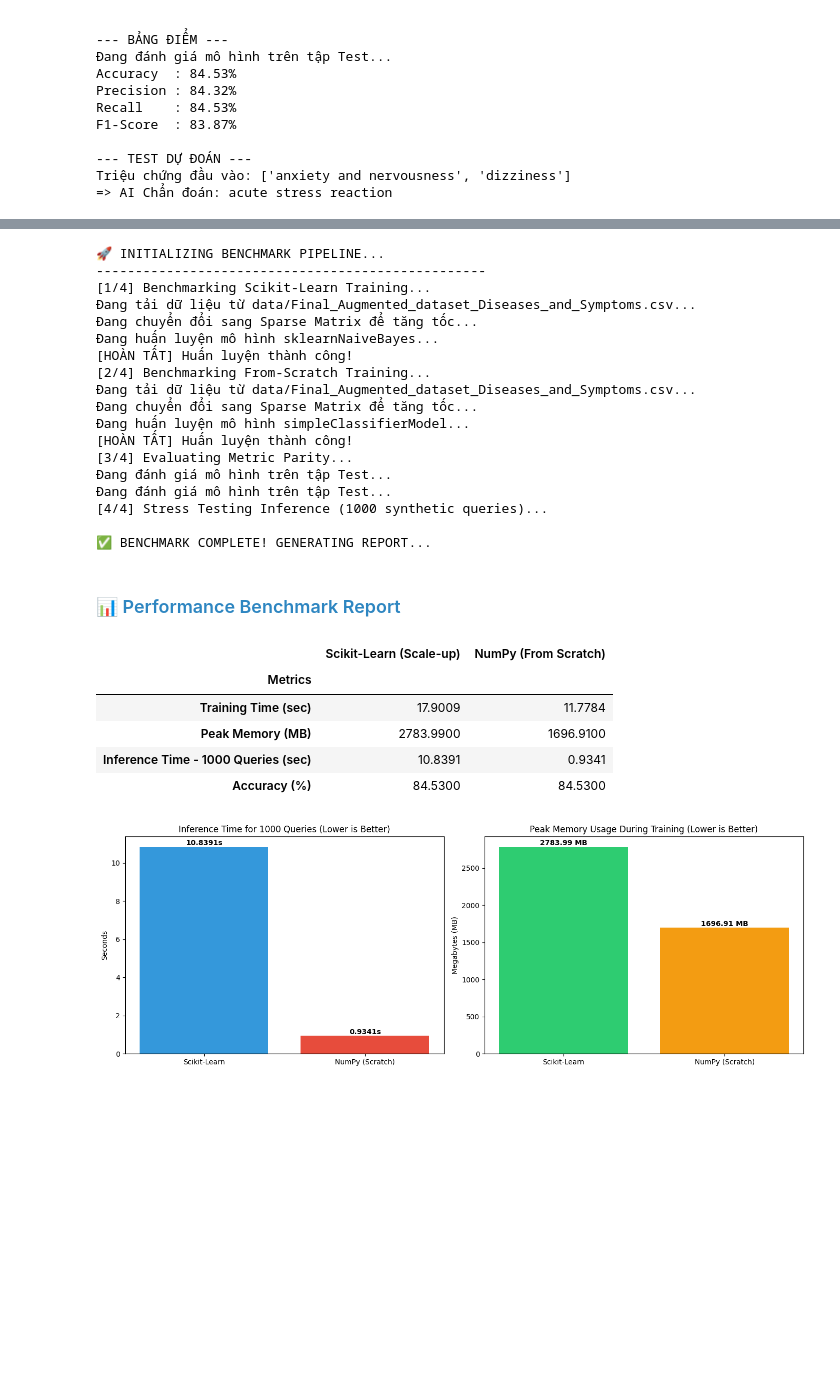
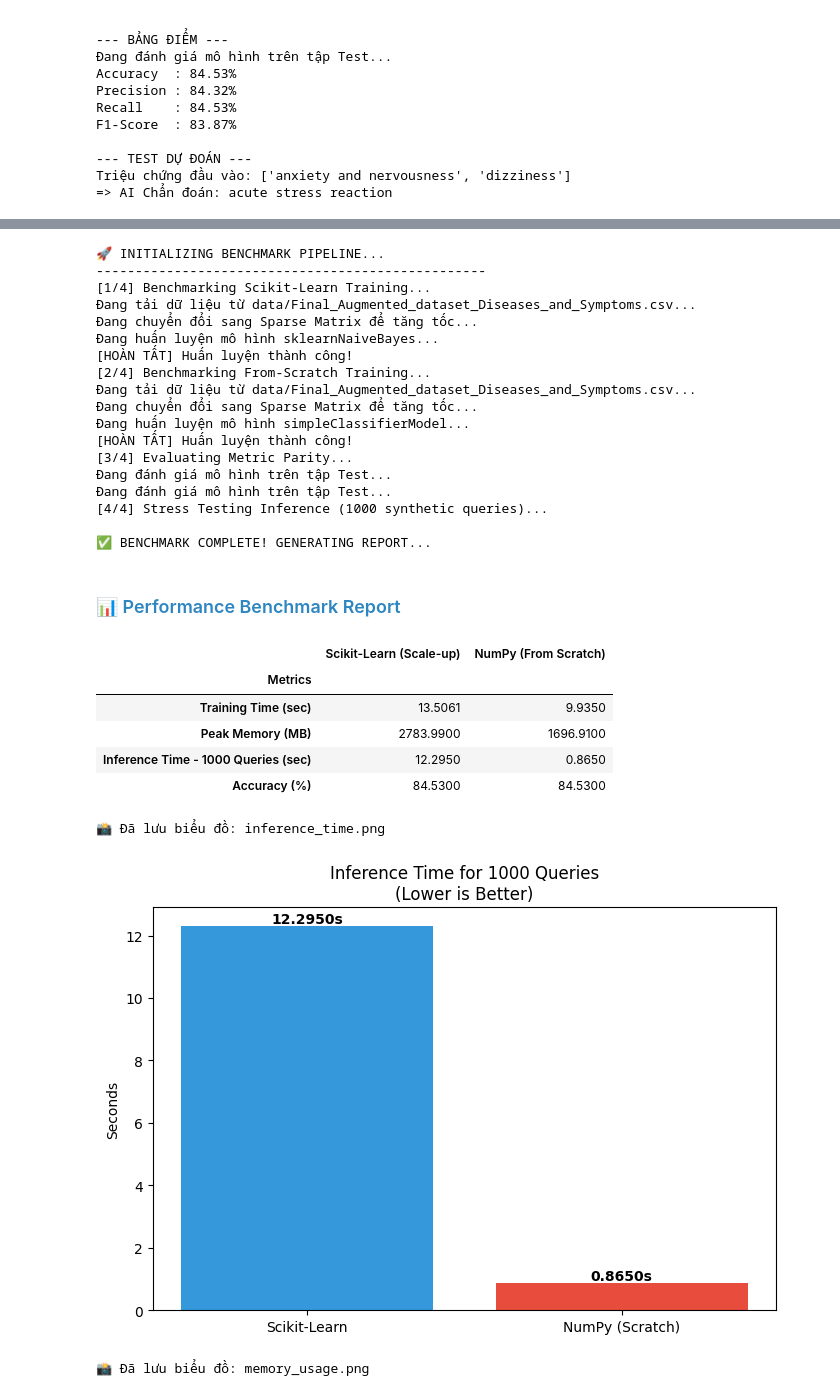
Before and after one commit to hoanganh1105/ai-ambulance-coordinator, a Jupyter notebook: notebooks/01_ML_Training.ipynb, the cells around one changed output, grey strips where cells are left out. Saved outputs shown, nothing was run; the diff lists cells and outputs as text; code cells hidden in the pictures; blank space fills up the shorter version.

```diff
--- a/notebooks/01_ML_Training.ipynb
+++ b/notebooks/01_ML_Training.ipynb
@@ -378,51 +378,61 @@ display(df_report.style.highlight_min(axis=1, color='lightgreen', subset=pd.Inde
                 .highlight_max(axis=1, color='lightgreen', subset=pd.IndexSlice[["Accuracy (%)"], :]) \
                 .format(precision=4))
 
-# Plotting the Results
-fig, (ax1, ax2) = plt.subplots(1, 2, figsize=(14, 5))
+# ---------------------------------------------------------
+# PLOTTING & EXPORTING IMAGES
+# ---------------------------------------------------------
 
 # Plot 1: Inference Time
+fig1, ax1 = plt.subplots(figsize=(7, 5))
 bars1 = ax1.bar(["Scikit-Learn", "NumPy (Scratch)"], [inf_sk, inf_sim], color=['#3498DB', '#E74C3C'])
-ax1.set_title(f"Inference Time for {NUM_INFERENCE_QUERIES} Queries (Lower is Better)")
+ax1.set_title(f"Inference Time for {NUM_INFERENCE_QUERIES} Queries\n(Lower is Better)")
 ax1.set_ylabel("Seconds")
 for bar in bars1:
     yval = bar.get_height()
     ax1.text(bar.get_x() + bar.get_width()/2, yval + 0.01, f"{yval:.4f}s", ha='center', va='bottom', fontweight='bold')
+plt.tight_layout()
+fig1.savefig("inference_time.png", dpi=300, bbox_inches='tight') # Xuất file ảnh 1
+print("📸 Đã lưu biểu đồ: inference_time.png")
+plt.show() # Hiển thị trên notebook
 
 # Plot 2: Memory Footprint
+fig2, ax2 = plt.subplots(figsize=(7, 5))
 bars2 = ax2.bar(["Scikit-Learn", "NumPy (Scratch)"], [mem_sk_mb, mem_sim_mb], color=['#2ECC71', '#F39C12'])
-ax2.set_title("Peak Memory Usage During Training (Lower is Better)")
+ax2.set_title("Peak Memory Usage During Training\n(Lower is Better)")
 ax2.set_ylabel("Megabytes (MB)")
 for bar in bars2:
     yval = bar.get_height()
     ax2.text(bar.get_x() + bar.get_width()/2, yval + 0.5, f"{yval:.2f} MB", ha='center', va='bottom', fontweight='bold')
-
 plt.tight_layout()
-plt.show()
+fig2.savefig("memory_usage.png", dpi=300, bbox_inches='tight') # Xuất file ảnh 2
+print("📸 Đã lưu biểu đồ: memory_usage.png")
+plt.show() # Hiển thị trên notebook
 # %% [output]
 🚀 INITIALIZING BENCHMARK PIPELINE...
 --------------------------------------------------
 [1/4] Benchmarking Scikit-Learn Training...
 Đang tải dữ liệu từ data/Final_Augmented_dataset_Diseases_and_Symptoms.csv...
 Đang chuyển đổi sang Sparse Matrix để tăng tốc...
 Đang huấn luyện mô hình sklearnNaiveBayes...
 [HOÀN TẤT] Huấn luyện thành công!
 [2/4] Benchmarking From-Scratch Training...
 Đang tải dữ liệu từ data/Final_Augmented_dataset_Diseases_and_Symptoms.csv...
 Đang chuyển đổi sang Sparse Matrix để tăng tốc...
 Đang huấn luyện mô hình simpleClassifierModel...
 [HOÀN TẤT] Huấn luyện thành công!
 [3/4] Evaluating Metric Parity...
 Đang đánh giá mô hình trên tập Test...
 Đang đánh giá mô hình trên tập Test...
 [4/4] Stress Testing Inference (1000 synthetic queries)...
 
 ✅ BENCHMARK COMPLETE! GENERATING REPORT...
 📊 Performance Benchmark Report
 |  | Scikit-Learn (Scale-up) | NumPy (From Scratch) |
 | Metrics |  |  |
-| Training Time (sec) | 17.9009 | 11.7784 |
+| Training Time (sec) | 13.5061 | 9.9350 |
 | Peak Memory (MB) | 2783.9900 | 1696.9100 |
-| Inference Time - 1000 Queries (sec) | 10.8391 | 0.9341 |
+| Inference Time - 1000 Queries (sec) | 12.2950 | 0.8650 |
 | Accuracy (%) | 84.5300 | 84.5300 |
+📸 Đã lưu biểu đồ: inference_time.png
-[figure, old version]
+[figure, new version]
+📸 Đã lưu biểu đồ: memory_usage.png
```
Also changed, not shown: parts of 2 cells of this notebook, 1 other file.
